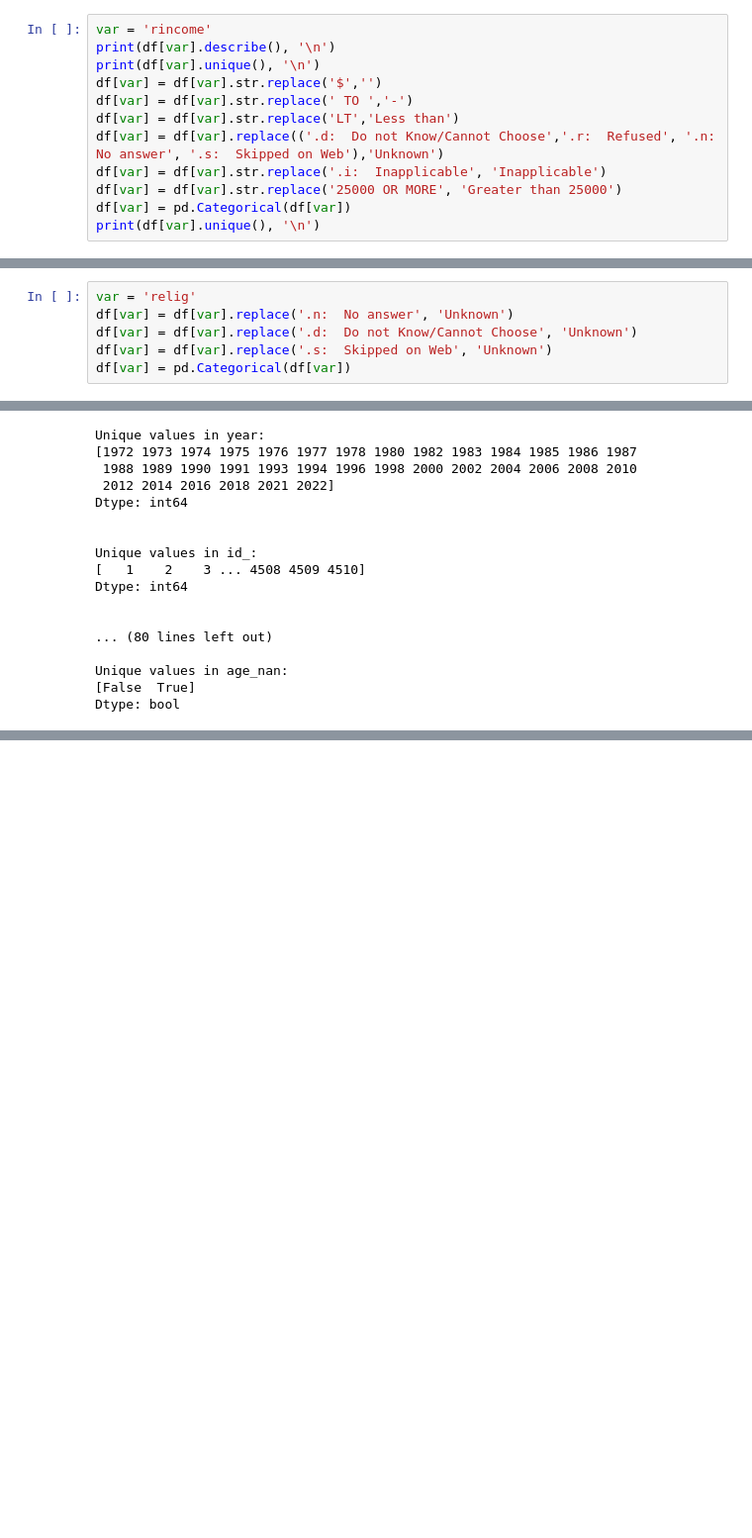
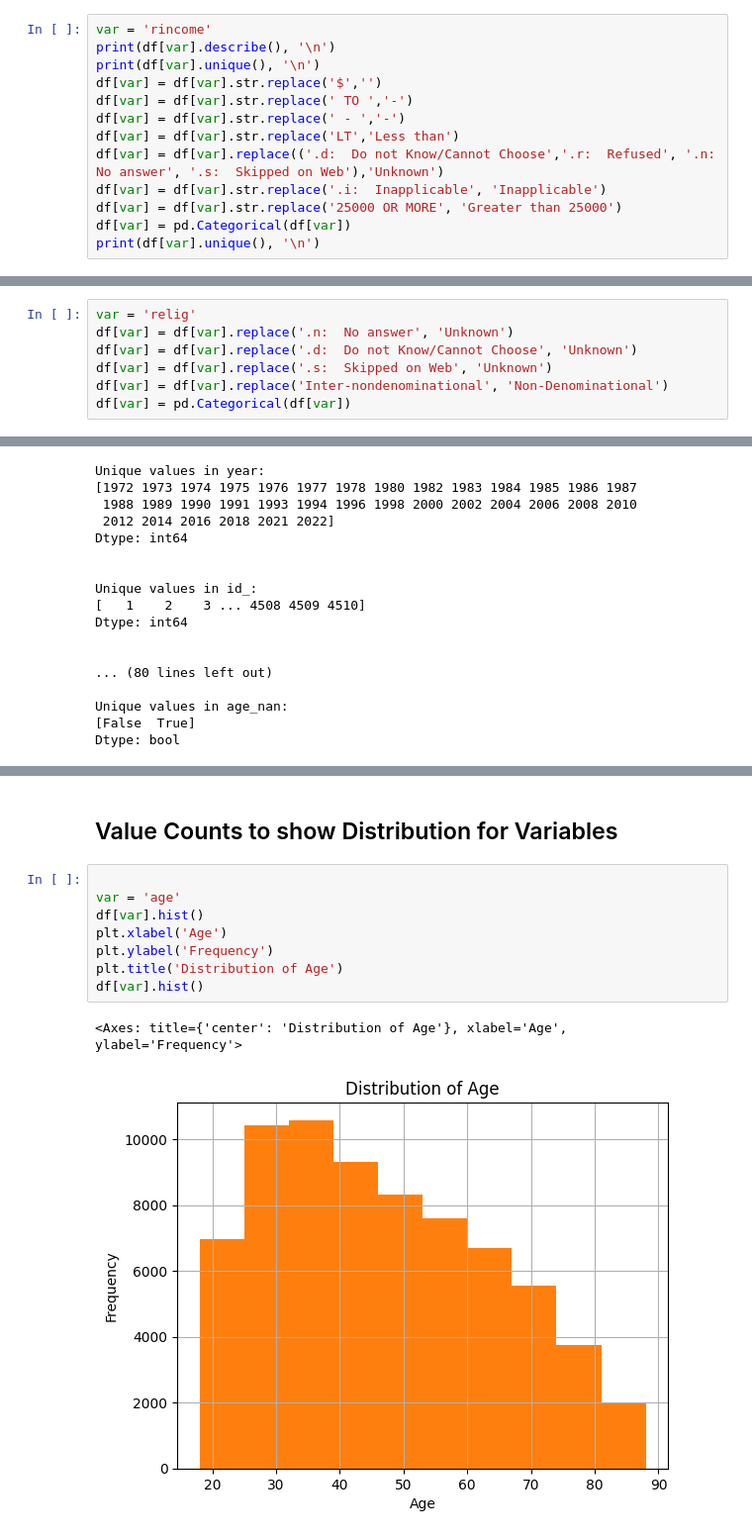
Before and after one commit to alaplace17/EDA, a Jupyter notebook: lab/gss.ipynb, the cells around one changed output, grey strips where cells are left out. Shown at 99% size. Cells and saved outputs as stored; diff of their text form; blank space fills up the shorter version.

Commit message:
Added Visualizations

```diff
--- a/lab/gss.ipynb
+++ b/lab/gss.ipynb
@@ -142,6 +144,7 @@ print(df[var].describe(), '\n')
 print(df[var].unique(), '\n')
 df[var] = df[var].str.replace('$','')
 df[var] = df[var].str.replace(' TO ','-')
+df[var] = df[var].str.replace(' - ','-')
 df[var] = df[var].str.replace('LT','Less than')
 df[var] = df[var].replace(('.d:  Do not Know/Cannot Choose','.r:  Refused', '.n:  No answer', '.s:  Skipped on Web'),'Unknown')
 df[var] = df[var].str.replace('.i:  Inapplicable', 'Inapplicable')
@@ -298,6 +301,7 @@ var = 'relig'
 df[var] = df[var].replace('.n:  No answer', 'Unknown')
 df[var] = df[var].replace('.d:  Do not Know/Cannot Choose', 'Unknown')
 df[var] = df[var].replace('.s:  Skipped on Web', 'Unknown')
+df[var] = df[var].replace('Inter-nondenominational', 'Non-Denominational')
 df[var] = pd.Categorical(df[var])
 # %%
 df['relig'].describe()
@@ -435,0 +465,13 @@ Dtype: bool
+# %% [markdown]
+## Value Counts to show Distribution for Variables
+# %%
+
+var = 'age'
+df[var].hist()
+plt.xlabel('Age')
+plt.ylabel('Frequency')
+plt.title('Distribution of Age')
+df[var].hist()
+# %% [output]
+<Axes: title={'center': 'Distribution of Age'}, xlabel='Age', ylabel='Frequency'>
+[figure, added]
```
Also changed, not shown: parts of 39 cells of this notebook.
